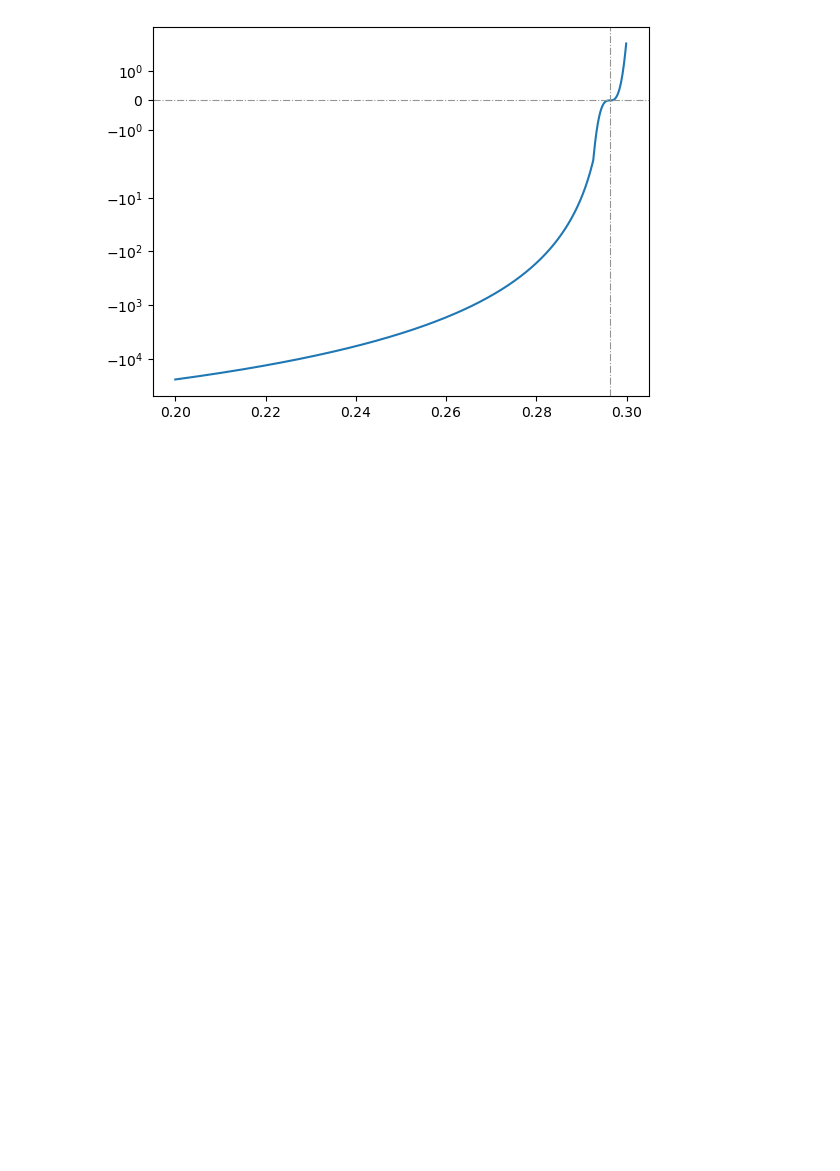
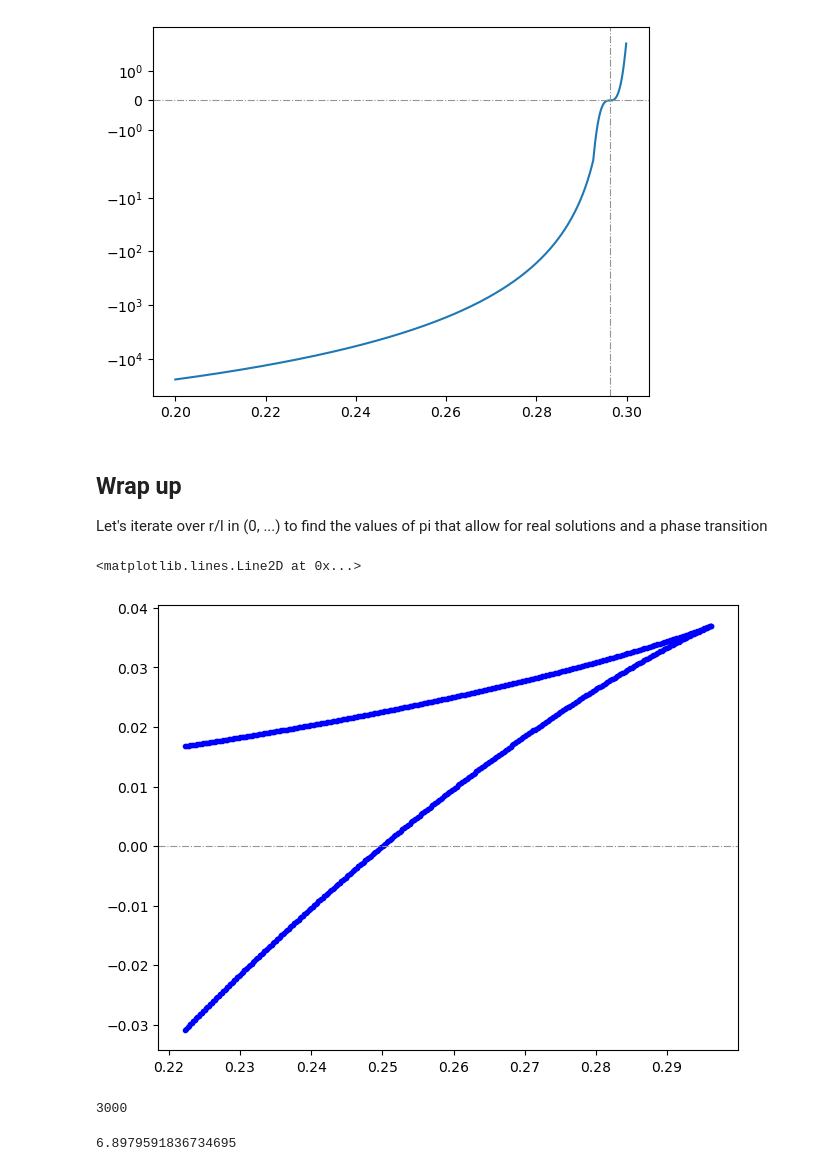
Before and after one commit to dmarchp/TFM_code, a Jupyter notebook: det_sols_f0_as_pi/nonlin_disc_2.ipynb, the cells around one changed output. Saved outputs shown, nothing was run; the diff lists cells and outputs as text; code cells hidden in the pictures; blank space fills up the shorter version.

```diff
--- a/det_sols_f0_as_pi/nonlin_disc_2.ipynb
+++ b/det_sols_f0_as_pi/nonlin_disc_2.ipynb
@@ -314,3 +314,34 @@ ax.axvline(max_rl, color='xkcd:gray', lw=0.8, ls='-.')
 0.2962999999999894
 <matplotlib.lines.Line2D at 0x...>
 [figure]
+# %% [markdown]
+## Wrap up
+Let's iterate over r/l in (0, ...) to find the values of pi that allow for real solutions and a phase transition
+# %%
+l = 1
+# rs = np.arange(0.0001,0.3001, 0.0001)
+rs = np.arange(2/9,0.3,0.0002)
+sols_magic_pi_r = []
+
+for r in rs:
+    _, sols_mpi_C = poly3_magic_pi_sols(l, r)
+    sols_magic_pi_r.append(sols_mpi_C)
+# %%
+fig, ax = plt.subplots(constrained_layout=True)
+
+for r,sols_magic_pi in zip(rs, sols_magic_pi_r):
+    sols_to_plot = [sol.real for sol in sols_magic_pi if (abs(sol.imag)<1e-8 and abs(sol.real)<0.5)]
+    for sol in sols_to_plot:
+        ax.scatter(r, sol, marker='.', color='b')
+ax.axhline(0.0, ls='-.', lw=0.8, color='xkcd:gray')
+# %% [output]
+<matplotlib.lines.Line2D at 0x...>
+[figure, added]
+# %%
+len(sols_magic_pi_r)
+# %% [output]
+3000
+# %%
+1690/245
+# %% [output]
+6.8979591836734695
```
Also changed, not shown: parts of 1 cell of this notebook, 3 other files.
